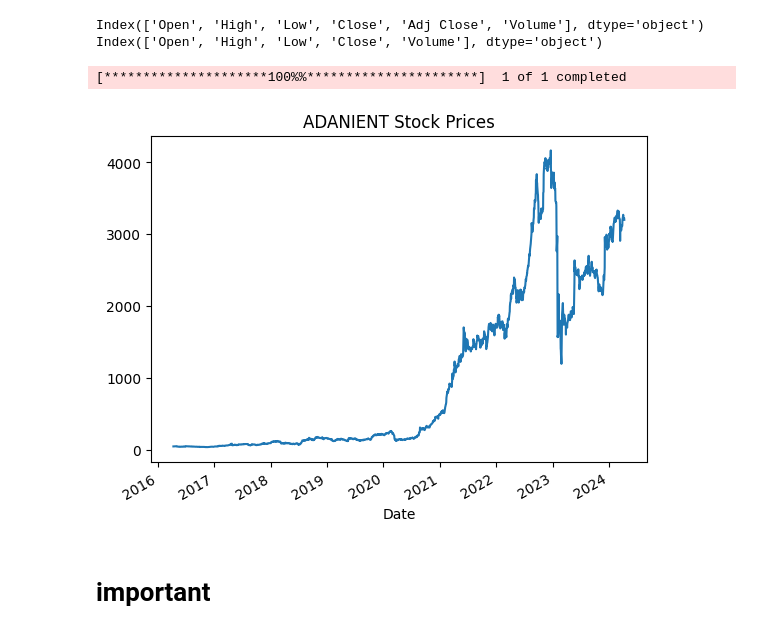
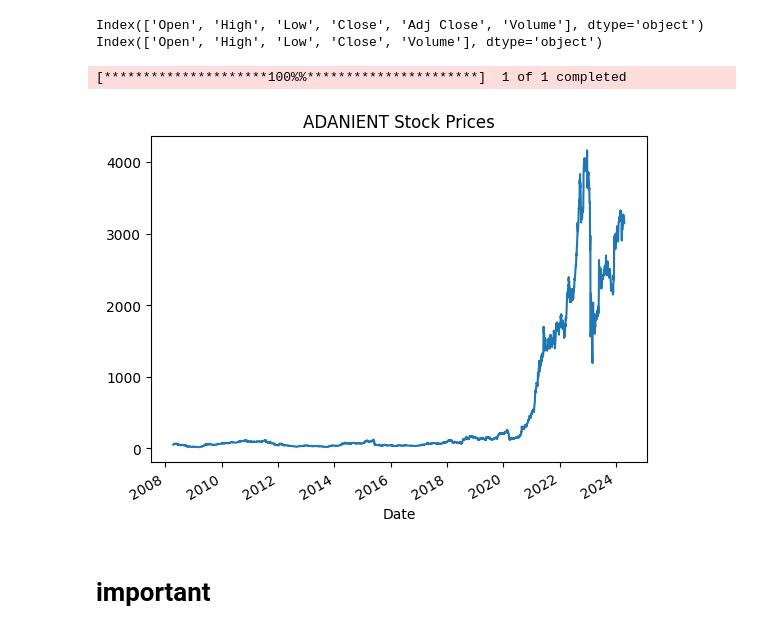
Before and after one commit to H1mm4tHQ/Stock_Market_Price_Movement_Prediction_ML, a Jupyter notebook: PRML_Project.ipynb, the cells around one changed output. Cells and saved outputs as stored; diff of their text form; code cells hidden in the pictures.

```diff
--- a/PRML_Project.ipynb
+++ b/PRML_Project.ipynb
@@ -38,13 +20,13 @@ Index(['Open', 'High', 'Low', 'Close', 'Volume'], dtype='object')
 # %%
 import matplotlib.pyplot as plt
 
-data = yf.download("ADANIENT.NS", period='8y')
+data = yf.download("ADANIENT.NS", period='16y')
 data['Close'].plot()
 plt.title("ADANIENT Stock Prices")
 plt.show()
 # %% [output]
 [*********************100%%**********************]  1 of 1 completed
-[figure, old version]
+[figure, new version]
 # %% [markdown]
 # important
 # %%
```
Also changed, not shown: parts of 33 cells of this notebook.
